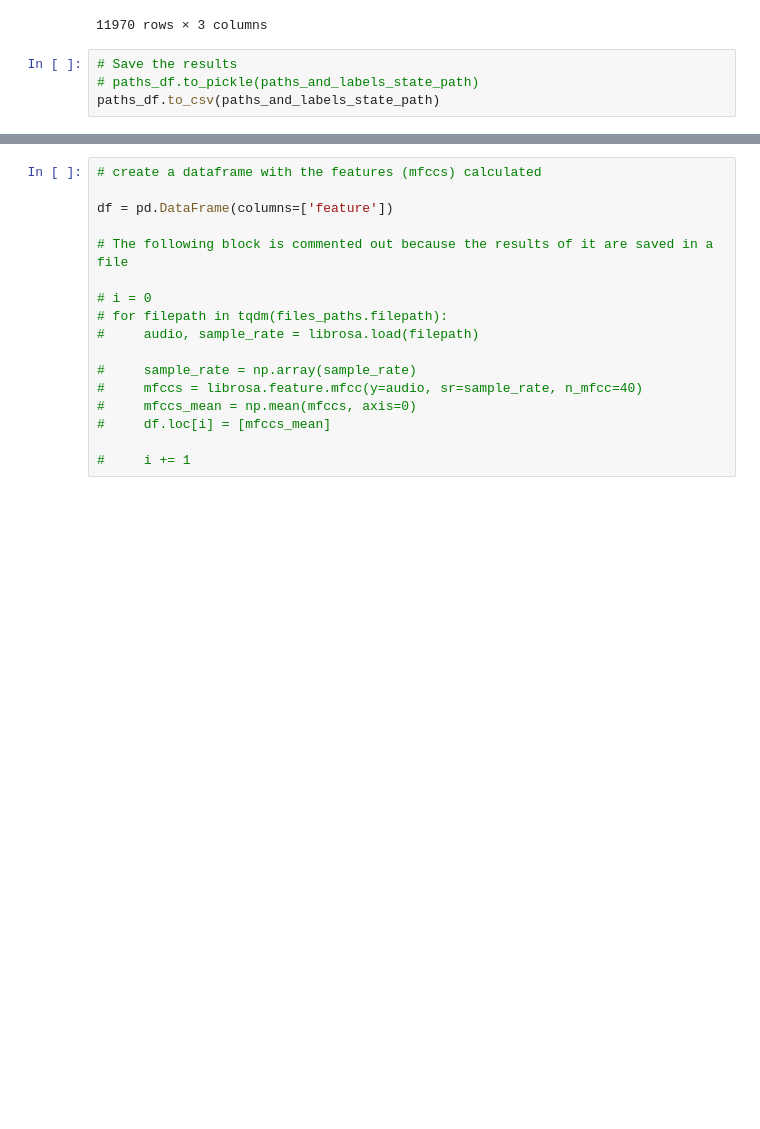
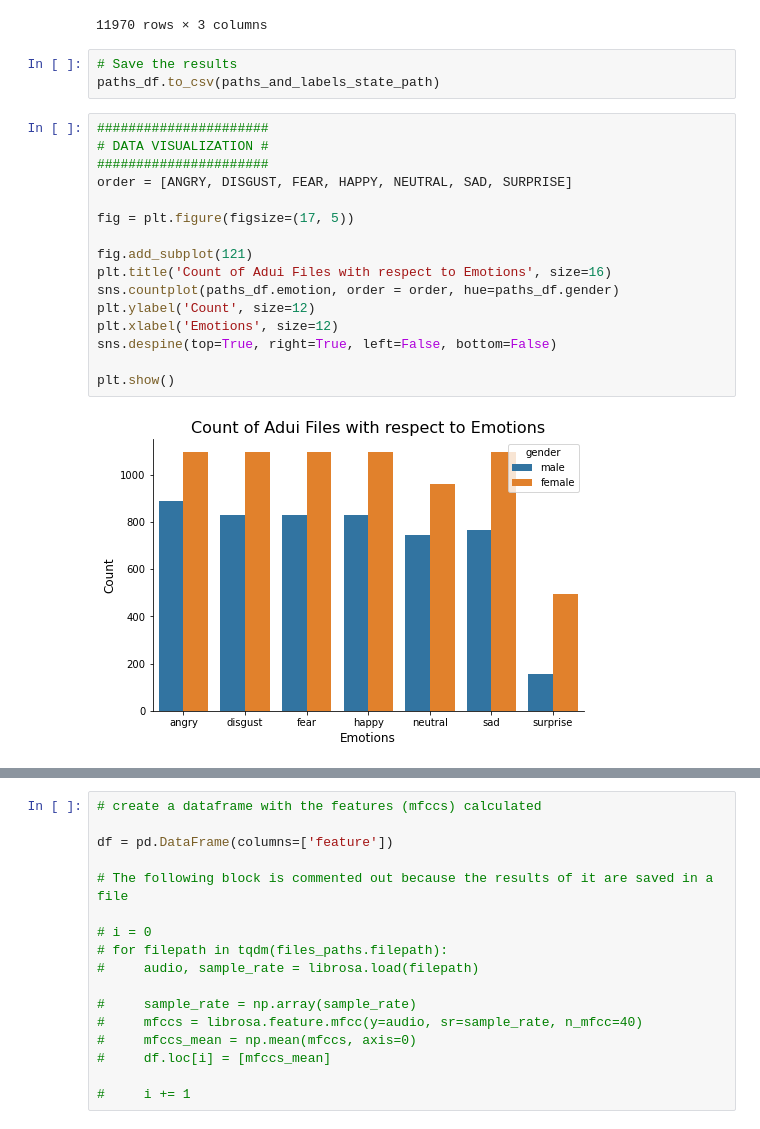
Before and after one commit to maezzedine/CMPS287-Speech-Emotion-Recognition, a Jupyter notebook: Speech Emotions Detection.ipynb, the cells around one changed output, grey strips where cells are left out. Cells and saved outputs as stored; diff of their text form; blank space fills up the shorter version.

Commit message:
Add Daat Visualization

```diff
--- a/Speech Emotions Detection.ipynb
+++ b/Speech Emotions Detection.ipynb
@@ -199,5 +201,22 @@ paths_df
 11970 rows × 3 columns
 # %%
 # Save the results
-# paths_df.to_pickle(paths_and_labels_state_path)
 paths_df.to_csv(paths_and_labels_state_path)
+# %%
+######################
+# DATA VISUALIZATION #
+######################
+order = [ANGRY, DISGUST, FEAR, HAPPY, NEUTRAL, SAD, SURPRISE]
+
+fig = plt.figure(figsize=(17, 5))
+
+fig.add_subplot(121)
+plt.title('Count of Adui Files with respect to Emotions', size=16)
+sns.countplot(paths_df.emotion, order = order, hue=paths_df.gender)
+plt.ylabel('Count', size=12)
+plt.xlabel('Emotions', size=12)
+sns.despine(top=True, right=True, left=False, bottom=False)
+
+plt.show()
+# %% [output]
+[figure, added]
```
Also changed, not shown: parts of 3 cells of this notebook.
